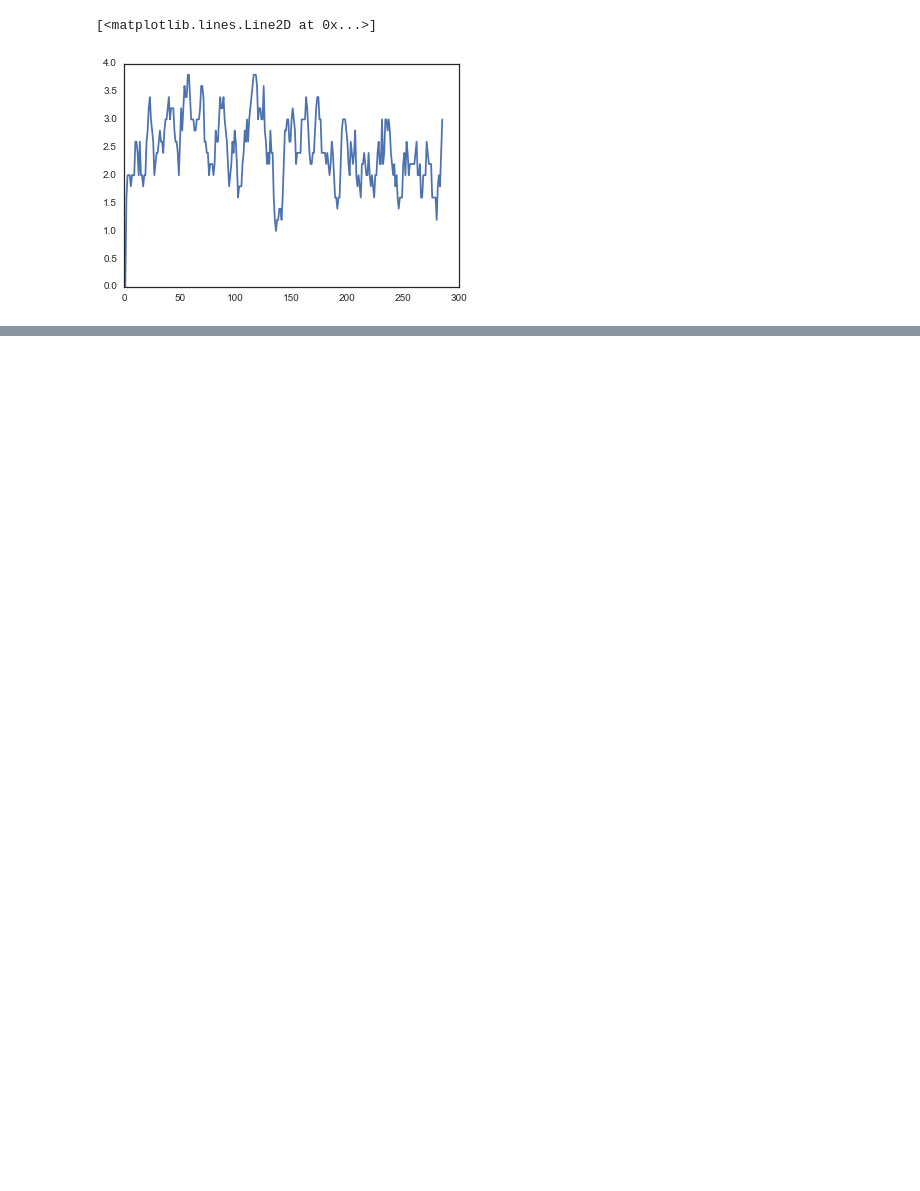
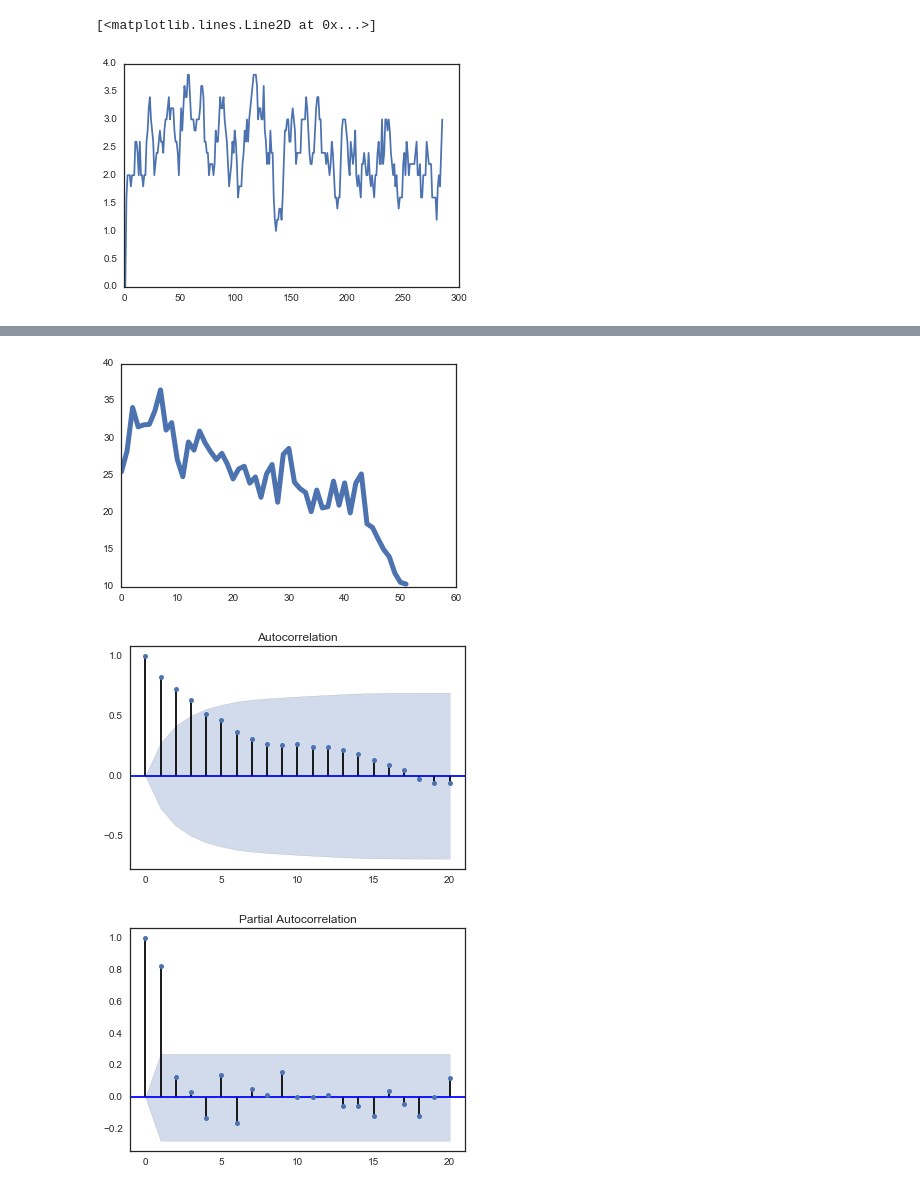
Before and after one commit to AM207Fantasy/am207, a Jupyter notebook: Condition Estimation.ipynb, the cells around one changed output, grey strips where cells are left out. Cells and saved outputs as stored; diff of their text form; code cells hidden in the pictures; blank space fills up the shorter version.

```diff
--- a/Condition Estimation.ipynb
+++ b/Condition Estimation.ipynb
@@ -678 +756,18 @@ PlayerState_test=  PlayerState[200:]
+# %%
+# In order to see the long term trend
+games=30
+Ave=np.zeros(len(PlayerState)/games)
+i=0
+j=0
+for j in range(len(Ave)):
+    Ave[j]=np.sum(PlayerState[i:i+games])/games
+    i+=games
+    j+=1
+plt.plot(Ave,lw='5')
+tsaplots.plot_acf( Ave  , lags=20);
+tsaplots.plot_pacf( Ave , lags=20);
+# %% [output]
+[figure, added]
+[figure, added]
+[figure, added]
 # %%
```
Also changed, not shown: parts of 40 cells of this notebook.
